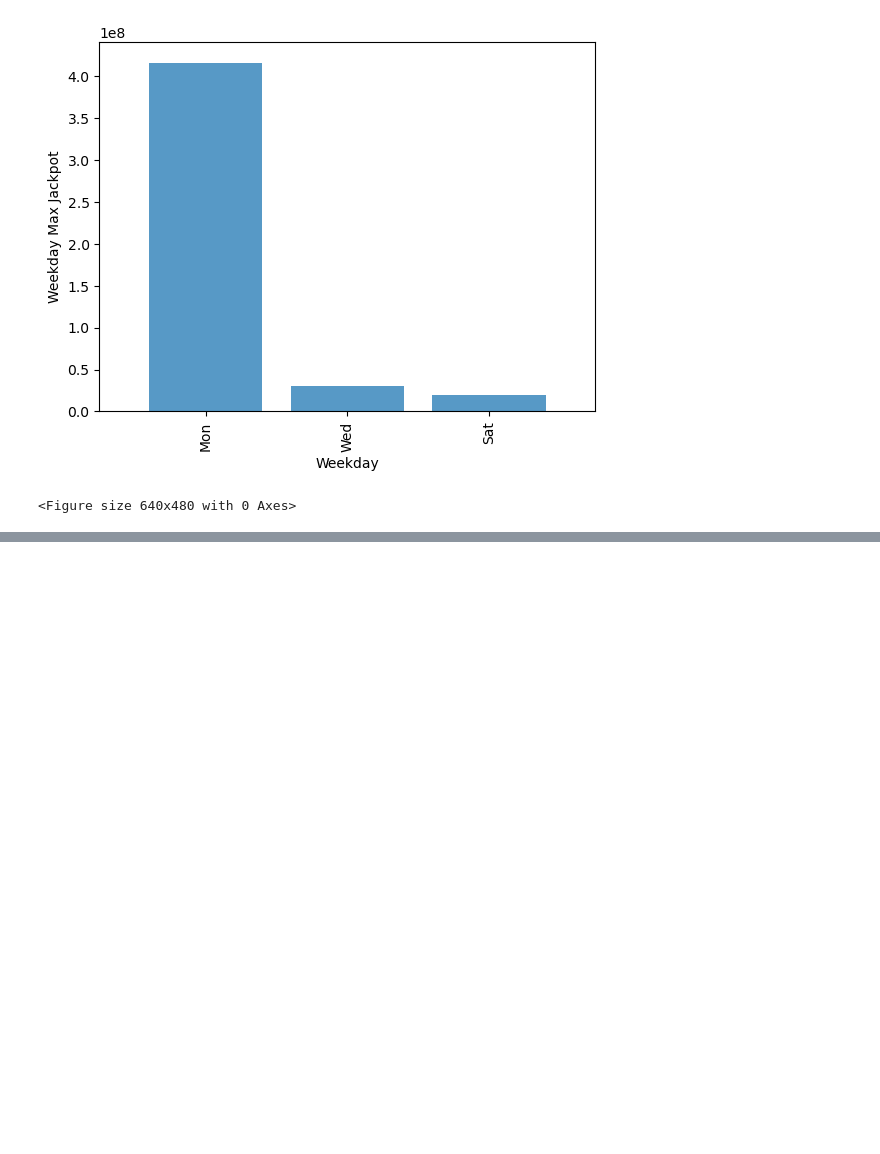
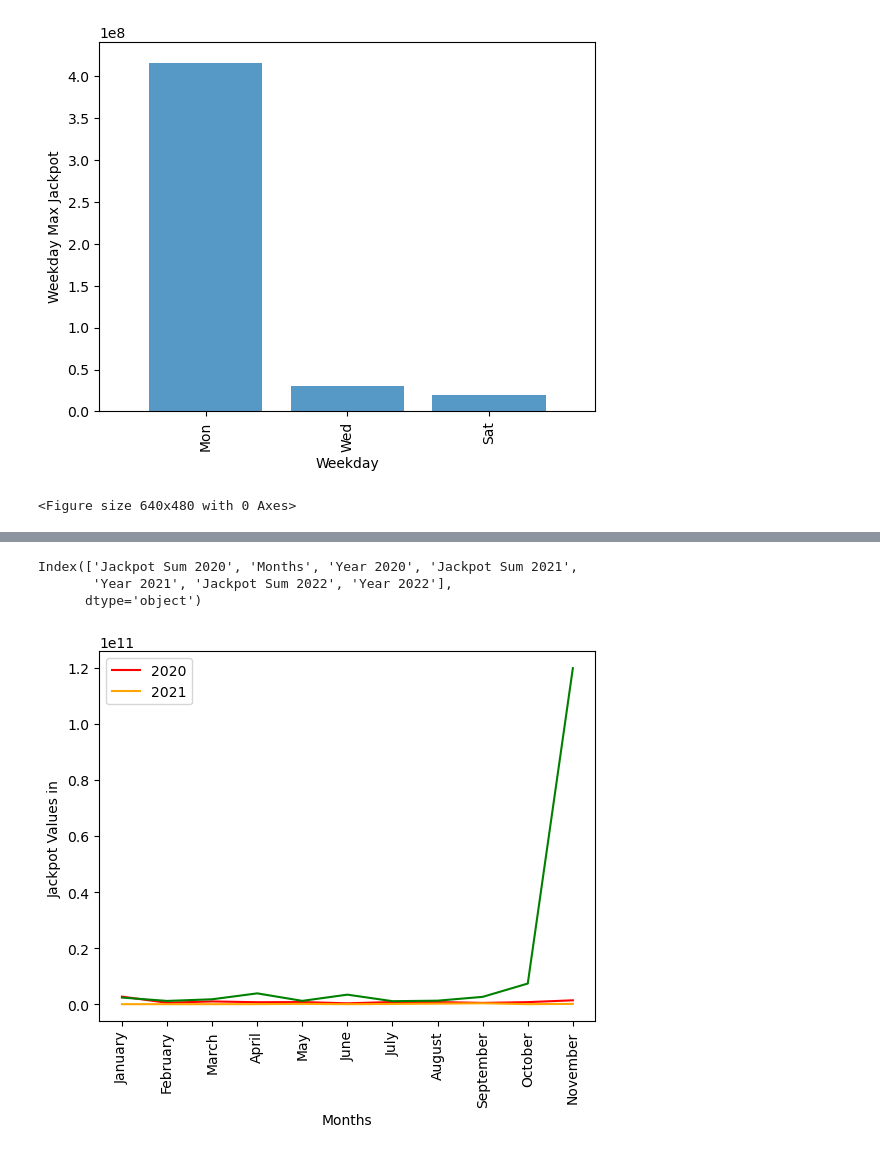
Before and after one commit to JLaydeJ/Project_1, a Jupyter notebook: 2021-2022 Washington State Lottery.ipynb, the cells around one changed output, grey strips where cells are left out. Saved outputs shown, nothing was run; the diff lists cells and outputs as text; code cells hidden in the pictures; blank space fills up the shorter version.

```diff
--- a/2021-2022 Washington State Lottery.ipynb
+++ b/2021-2022 Washington State Lottery.ipynb
@@ -549,0 +628,8 @@ plt.tight_layout()
+# %%
+#highest dollar months, top 5.  Question 4
+months_2022df = df_2022[['month','jackpot']]
+
+months_sums2022 = months_2022df.groupby('month')['jackpot'].apply(lambda x: x.sum())
+months_list2022 = months_sums2022.sort_values(ascending = False)
+
+months_list2022.head(5)
@@ -585,0 +706,7 @@ Name: jackpot, dtype: int64
+# %%
+merged_2020_2021_2022_months_jackpot = merged_2020_2021_2022_months_jackpot.rename(columns={'Jackpot Sum_x': 'Jackpot Sum 2020',
+                                                                                            'Year_x':'Year 2020',
+                                                    'Jackpot Sum_y': 'Jackpot Sum 2021', 'Year_y' : 'Year 2021',
+                                                    'Jackpot Sum' : 'Jackpot Sum 2022', 'Year' : 'Year 2022'})
+
+print(merged_2020_2021_2022_months_jackpot)
@@ -586,3 +764,33 @@ Name: jackpot, dtype: int64
+# %%
+merged_2020_2021_2022_months_jackpot.columns
+# %% [output]
+Index(['Jackpot Sum 2020', 'Months', 'Year 2020', 'Jackpot Sum 2021',
+       'Year 2021', 'Jackpot Sum 2022', 'Year 2022'],
+      dtype='object')
+# %%
+# Plot 2020 - 2022 together
+months = merged_2020_2021_2022_months_jackpot.Months
+
+jackpot_2020 = merged_2020_2021_2022_months_jackpot['Jackpot Sum 2020']
+jackpot_2021 = merged_2020_2021_2022_months_jackpot['Jackpot Sum 2021']
+jackpot_2022 = merged_2020_2021_2022_months_jackpot['Jackpot Sum 2022']
+
+jackpot_graph_2020 = plt.plot(months, jackpot_2020, color="red", label="2020" )
+
+jackpot_graph_2021 = plt.plot(months, jackpot_2021, color="orange",label="2021")
+
+jackpot_graph_2022 = plt.plot(months, jackpot_2022, color="green", label="2022" )
+
+# Extra goodies for the Graph to 'Beautify' it.
+plt.legend(handles=[jackpot_graph_2020[0], jackpot_graph_2021[0]], loc="best")
+plt.xticks(rotation=90)
+plt.xlabel('Months')
+plt.ylabel('Jackpot Values in ')
+
+# Show the chart
+plt.show()
+# %% [output]
+[figure, added]
 # %%
 # setting up 2020 dataframe to easily be merged to 2021
 fixed_powerball_grouped_2020 = weekday_max_jackpot_2020.reset_index()
```
Also changed, not shown: parts of 13 cells of this notebook.
